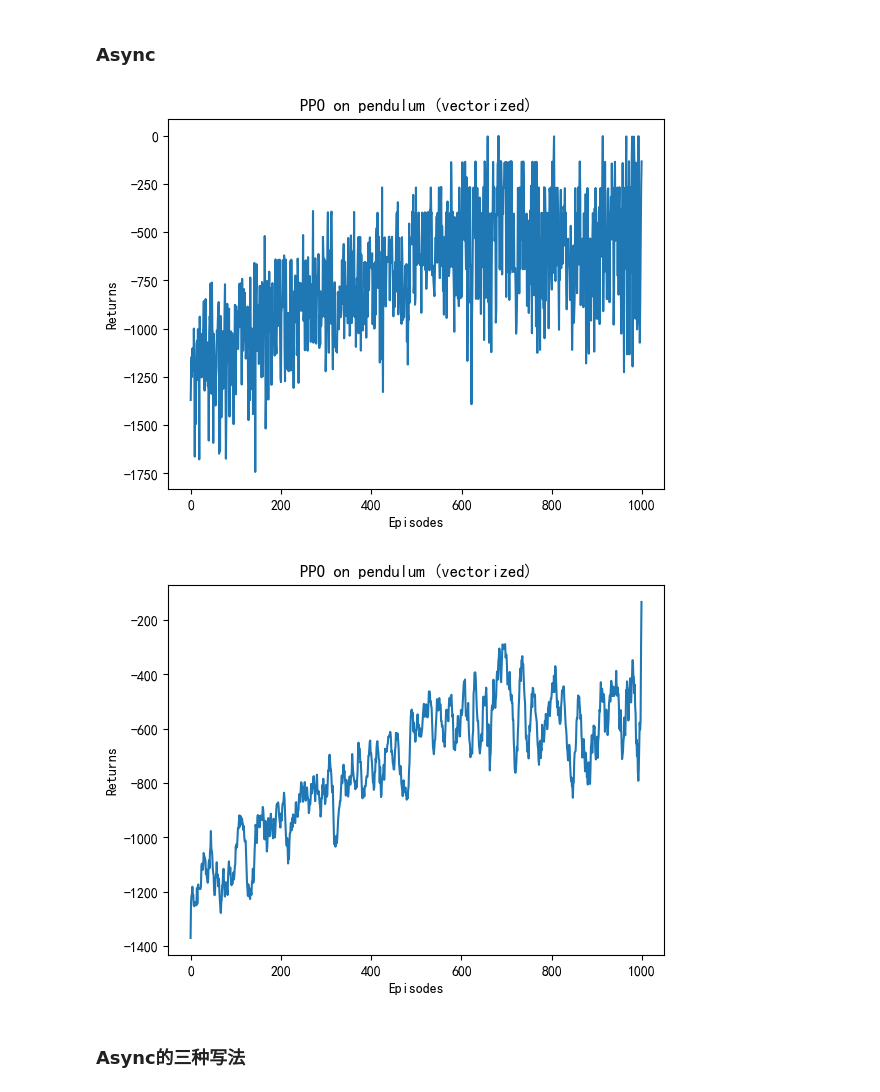
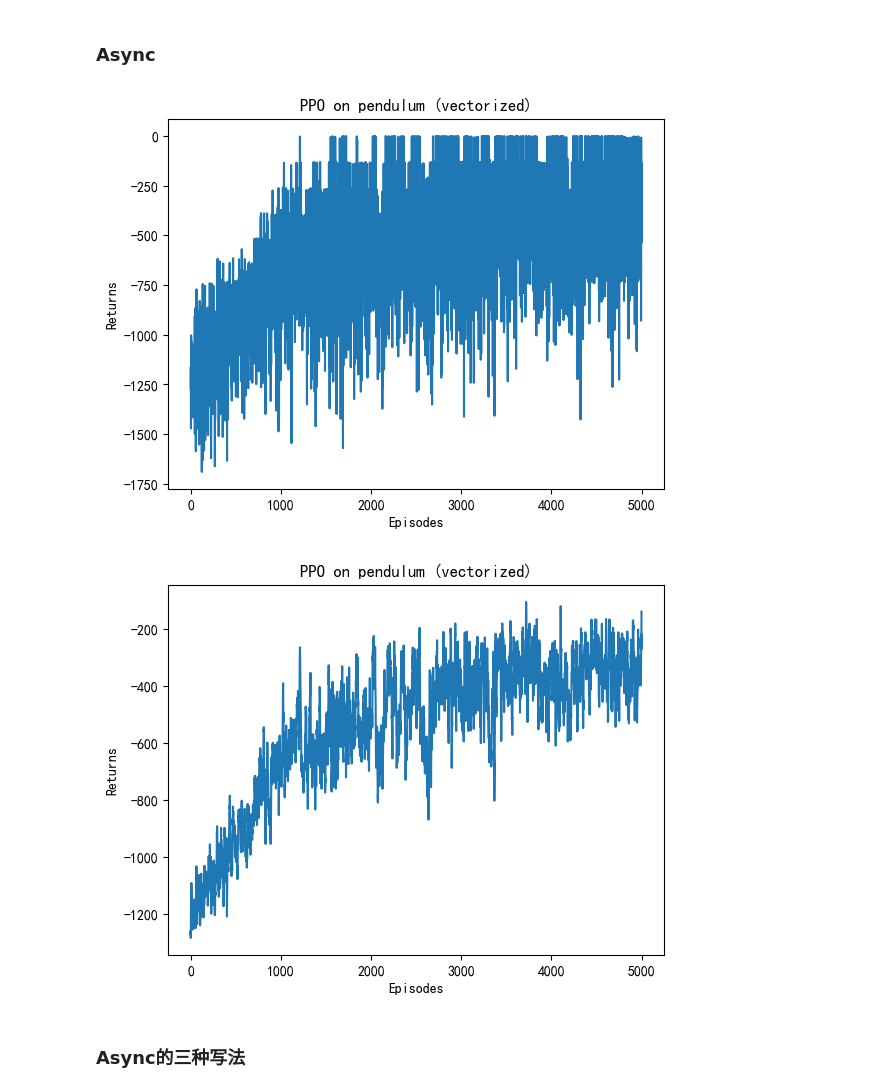
Before and after one commit to Notimetimer/hands_on_RL_with_tests, a Jupyter notebook: gymnasium并行测试/统一对比.ipynb, the cells around one changed output. Cells and saved outputs as stored; diff of their text form; code cells hidden in the pictures.

```diff
--- a/gymnasium并行测试/统一对比.ipynb
+++ b/gymnasium并行测试/统一对比.ipynb
@@ -473,16 +473,16 @@ if __name__ == '__main__':
     # 超参数
     actor_lr = 1e-4 # 1e-4 1e-6  # 2e-5 警告，学习率过大会出现"nan"
     critic_lr = actor_lr * 50  # *10 为什么critic学习率大于一都不会梯度爆炸？ ...
-    num_episodes = 1000  # 2000 400
+    num_episodes = 5000  # 2000 400
     hidden_dim = [128]  # 128
     gamma = 0.9
     lmbda = 0.9
     epochs = 10  # 10
     eps = 0.2
     k_entropy=0
-    transition_dict_capacity = 200
+    transition_dict_capacity = 1000 # 200
     # 子环境数量（可以在这里调整）
-    num_envs = 1
+    num_envs = 5
 
     from multiprocessing import freeze_support
     freeze_support()  # Windows: 推荐调用
@@ -586,35 +586,35 @@ if __name__ == '__main__':
     finally:
         def moving_average(a, window_size):
             cumulative_sum = np.cumsum(np.insert(a, 0, 0))
             middle = (cumulative_sum[window_size:] - cumulative_sum[:-window_size]) / window_size
             r = np.arange(1, window_size - 1, 2)
             begin = np.cumsum(a[:window_size - 1])[::2] / r
             end = (np.cumsum(a[:-window_size:-1])[::2] / r)[::-1]
             return np.concatenate((begin, middle, end))
         # 记录训练结束时间
         end_time = time.time()
         training_duration = end_time - start_time
 
         episodes_list = list(range(len(return_list)))
         plt.figure()
         plt.plot(episodes_list, return_list)
         plt.xlabel('Episodes')
         plt.ylabel('Returns')
         plt.title('PPO on pendulum (vectorized)')
 
         mv_return = moving_average(return_list, 9)
         plt.figure()
         plt.plot(episodes_list, mv_return)
         plt.xlabel('Episodes')
         plt.ylabel('Returns')
         plt.title('PPO on pendulum (vectorized)')
 
         plt.show()
     # 训练结束后记得关闭 env
     env.close()
 # %% [output]
-[figure, old version]
+[figure, new version]
-[figure, old version]
+[figure, new version]
 # %% [markdown]
 ### Async的三种写法
 # %%
```
Also changed, not shown: parts of 1 cell of this notebook.
